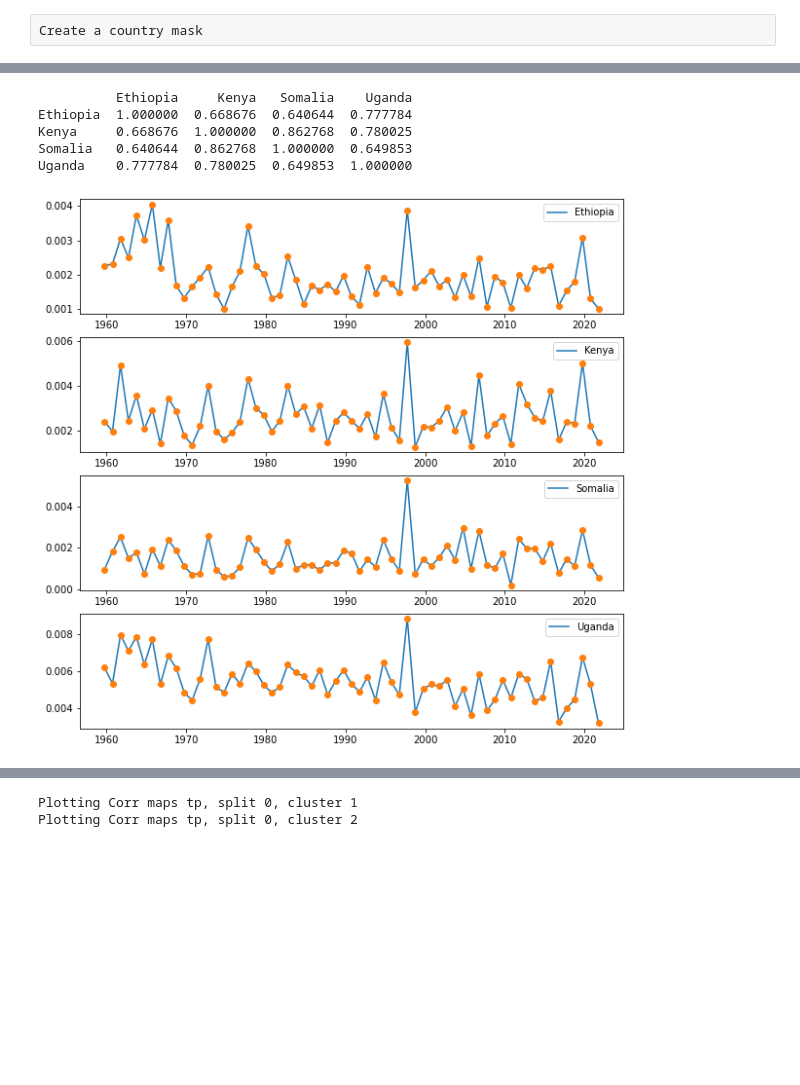
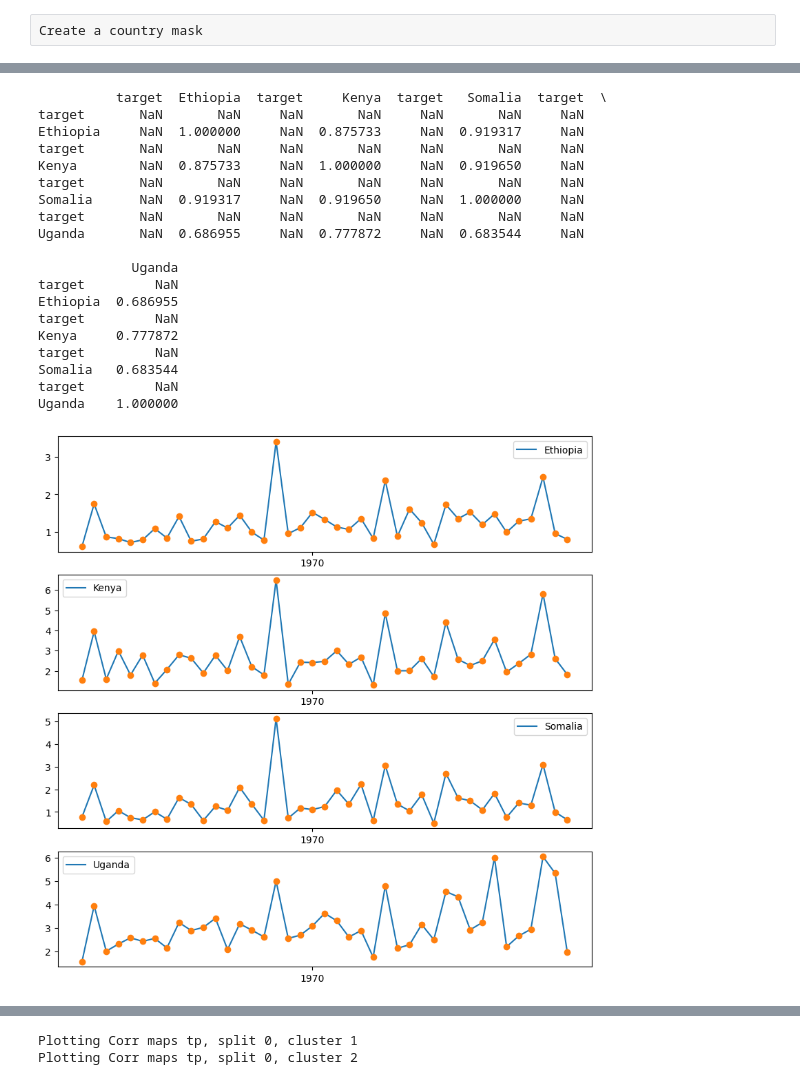
Before and after one commit to AI4S2S/Lorentz_s2spy_workshop, a Jupyter notebook: cluster_target.ipynb, the cells around one changed output, grey strips where cells are left out. Cells and saved outputs as stored; diff of their text form; code cells hidden in the pictures; blank space fills up the shorter version.

Commit message:
notebook for pre-processing target

```diff
--- a/cluster_target.ipynb
+++ b/cluster_target.ipynb
@@ -8,9 +8,9 @@ import numpy as np
 import clustering_sklearn as cl
 import utils
 import plotting
-path_obs_data = '/data/volume_2/observational/'
-filename = 'chrips_precip_1981-2021.nc'
-path_tp = os.path.join(path_obs_data, 'preprocessed', 'chrips_precip_1981-2021_africa_aggregated_intervals.nc')
+path_obs_data = '~/data/volume_2/observational/'
+filename = 'chrips_tp_1981-2021_africa_aggregated_intervals.nc'
+path_tp = os.path.join(path_obs_data, 'preprocessed', filename)
 # %%
 # ds_EC46 = xr.open_dataset('/data/volume_2/subseasonal/ecmwf/hindcast/ecmwf-hindcast-tp-20010618.nc')
 # ds_EC46 = ds_EC46.isel(realization=0, lead_time=0, forecast_time=0)
@@ -101,22 +119,36 @@ Plotting Corr maps tp, split 0, lag 0
 # %%
 country_labels = np.unique(hoa_mask)[:-1].astype(int)
 fig, axes = plt.subplots(len(country_labels), figsize=(10,10))
 dfs = []
 for i, label in enumerate(country_labels):
     tp_country = tp_hoa_OND.where(hoa_mask.values==label).mean(dim=('latitude', 'longitude'))
     country_name = df_hoa[df_hoa['label'].astype(int)==label]['name'].values[0]
-    axes[i].plot(utils.pd.to_datetime(tp_country.time.values), tp_country.values, label=country_name)
-    axes[i].plot_date(x=utils.pd.to_datetime(tp_country.time.values), y=tp_country, label=None)
+    axes[i].plot(utils.pd.to_datetime(tp_country.anchor_year.values), tp_country.values, label=country_name)
+    axes[i].plot_date(x=utils.pd.to_datetime(tp_country.anchor_year.values), y=tp_country, label=None)
     axes[i].legend()
     dfs.append(tp_country.to_dataframe(name=country_name))
 print(pd.concat(dfs, axis=1).corr())
 # %% [output]
-          Ethiopia     Kenya   Somalia    Uganda
-Ethiopia  1.000000  0.668676  0.640644  0.777784
-Kenya     0.668676  1.000000  0.862768  0.780025
-Somalia   0.640644  0.862768  1.000000  0.649853
-Uganda    0.777784  0.780025  0.649853  1.000000
+          target  Ethiopia  target     Kenya  target   Somalia  target  \
+target       NaN       NaN     NaN       NaN     NaN       NaN     NaN
+Ethiopia     NaN  1.000000     NaN  0.875733     NaN  0.919317     NaN
+target       NaN       NaN     NaN       NaN     NaN       NaN     NaN
+Kenya        NaN  0.875733     NaN  1.000000     NaN  0.919650     NaN
+target       NaN       NaN     NaN       NaN     NaN       NaN     NaN
+Somalia      NaN  0.919317     NaN  0.919650     NaN  1.000000     NaN
+target       NaN       NaN     NaN       NaN     NaN       NaN     NaN
+Uganda       NaN  0.686955     NaN  0.777872     NaN  0.683544     NaN
+
+            Uganda
+target         NaN
+Ethiopia  0.686955
+target         NaN
+Kenya     0.777872
+target         NaN
+Somalia   0.683544
+target         NaN
+Uganda    1.000000
-[figure, old version]
+[figure, new version]
 # %%
 tp_hoa = tp_OND.where(~np.isnan(hoa_mask))
 # %%
```
Also changed, not shown: parts of 7 cells of this notebook, 1 other file.
